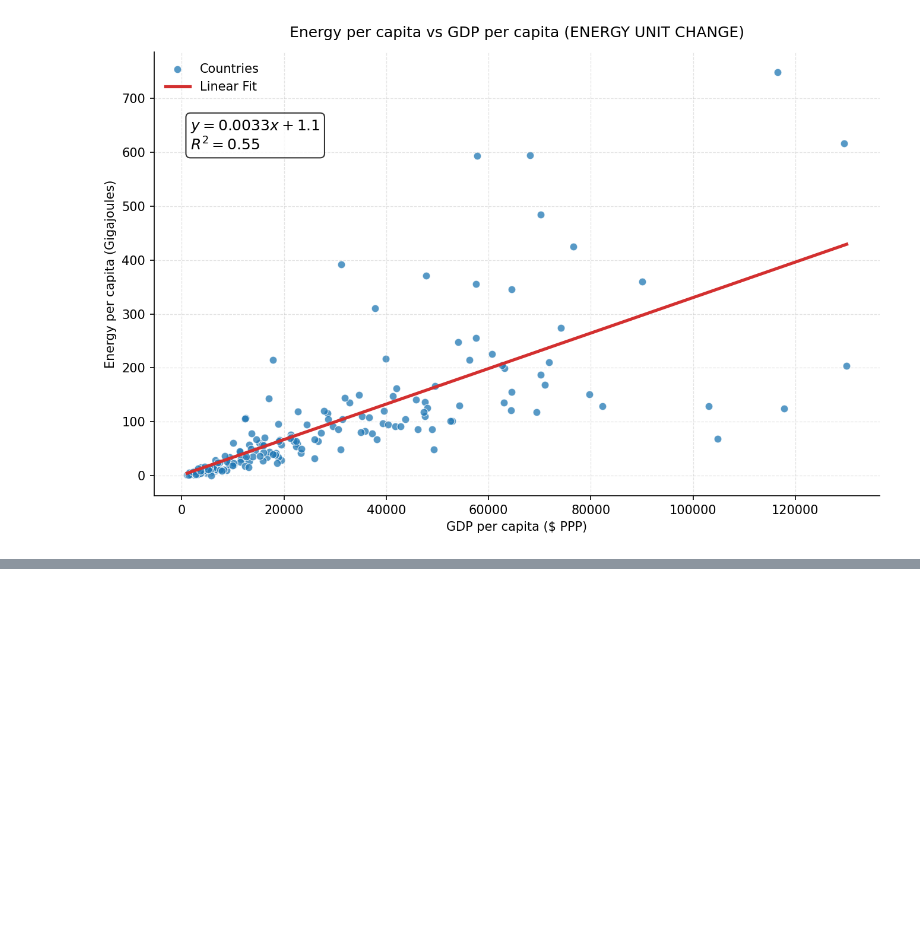
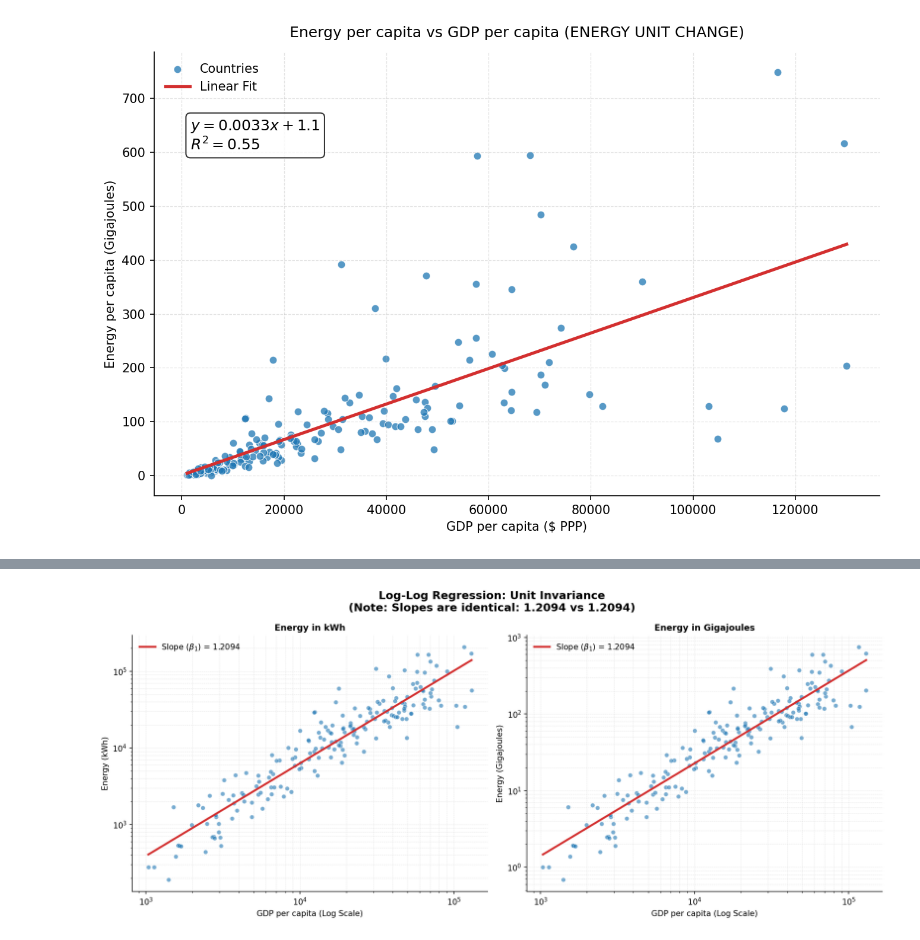
Before and after one commit to yannickoswald/ecoeconbook, a Jupyter notebook: _build/jupyter_execute/order_of_magnitude_economics_and_scaling/static_scale.ipynb, the cells around one changed output, grey strips where cells are left out. Saved outputs shown, nothing was run; the diff lists cells and outputs as text; code cells hidden in the pictures; blank space fills up the shorter version.

```diff
--- a/_build/jupyter_execute/order_of_magnitude_economics_and_scaling/static_scale.ipynb
+++ b/_build/jupyter_execute/order_of_magnitude_economics_and_scaling/static_scale.ipynb
@@ -370,0 +400,77 @@ The Correlation ($r$):The strength of the relationship is identical. If GDP and
+# %%
+import matplotlib.pyplot as plt
+import numpy as np
+import pandas as pd
+
+# Ensure the GJ column exists
+df["energy_pc_gj"] = df["energy_pc"] * 0.0036
+
+# Setup the figure with 2 panels side-by-side
+fig, (ax1, ax2) = plt.subplots(1, 2, figsize=(14, 6), dpi=150)
+
+# -------------------------------------------------------------------------
+# HELPER FUNCTION to plot data and fit line
+# -------------------------------------------------------------------------
+def plot_log_fit(ax, x_data, y_data, unit_name):
+    # 1. Clean Data
+    # We must ensure x and y are strictly POSITIVE (> 0) because log(0) is undefined
+    mask = (x_data > 0) & (y_data > 0) & x_data.notna() & y_data.notna()
+
+    x = x_data[mask]
+    y = y_data[mask]
+
+    # 2. Scatter Plot
+    ax.scatter(x, y, s=30, alpha=0.6, edgecolors="white", linewidths=0.5)
+
+    # 3. Log-Log Regression Math (This transforms the data to log-log space, fits a line, and then transforms back to get a power law)
+    log_x = np.log(x)
+    log_y = np.log(y)
+
+    # Fit line: log(y) = beta * log(x) + alpha
+    beta, alpha = np.polyfit(log_x, log_y, 1)
+
+    # Create line for plotting (y = A * x^beta)
+    # We create a range of X values for the line
+    x_line = np.linspace(x.min(), x.max(), 100)
+    A = np.exp(alpha)
+    y_line = A * (x_line ** beta)
+
+    # 4. Plot Regression Line
+    ax.plot(x_line, y_line, color="#D32F2F", linewidth=2.5,
+            label=f"Slope ($\\beta_1$) = {beta:.4f}")
+
+    # 5. Aesthetics
+    ax.set_xscale("log")
+    ax.set_yscale("log")
+    ax.set_title(f"Energy in {unit_name}", fontsize=11, weight='bold')
+    ax.set_xlabel("GDP per capita (Log Scale)")
+    ax.set_ylabel(f"Energy ({unit_name})")
+    ax.grid(True, which="both", linestyle="--", linewidth=0.5, alpha=0.3)
+
+    # Remove top/right spines
+    ax.spines["top"].set_visible(False)
+    ax.spines["right"].set_visible(False)
+
+    # Add Legend
+    ax.legend(frameon=False, loc="upper left", fontsize=10)
+
+    return beta
+
+# -------------------------------------------------------------------------
+# DRAW THE PLOTS
+# -------------------------------------------------------------------------
+
+# Panel 1: Original Units (kWh)
+beta_kwh = plot_log_fit(ax1, df["gdp_pc"], df["energy_pc"], "kWh")
+
+# Panel 2: New Units (Gigajoules)
+beta_gj = plot_log_fit(ax2, df["gdp_pc"], df["energy_pc_gj"], "Gigajoules")
+
+# Add a big title across the top
+plt.suptitle(f"Log-Log Regression: Unit Invariance\n(Note: Slopes are identical: {beta_kwh:.4f} vs {beta_gj:.4f})",
+             fontsize=14, weight='bold', y=0.98)
+
+plt.tight_layout()
+plt.show()
+# %% [output]
+[figure, added]
```
Also changed, not shown: parts of 5 cells of this notebook, 13 other files.
